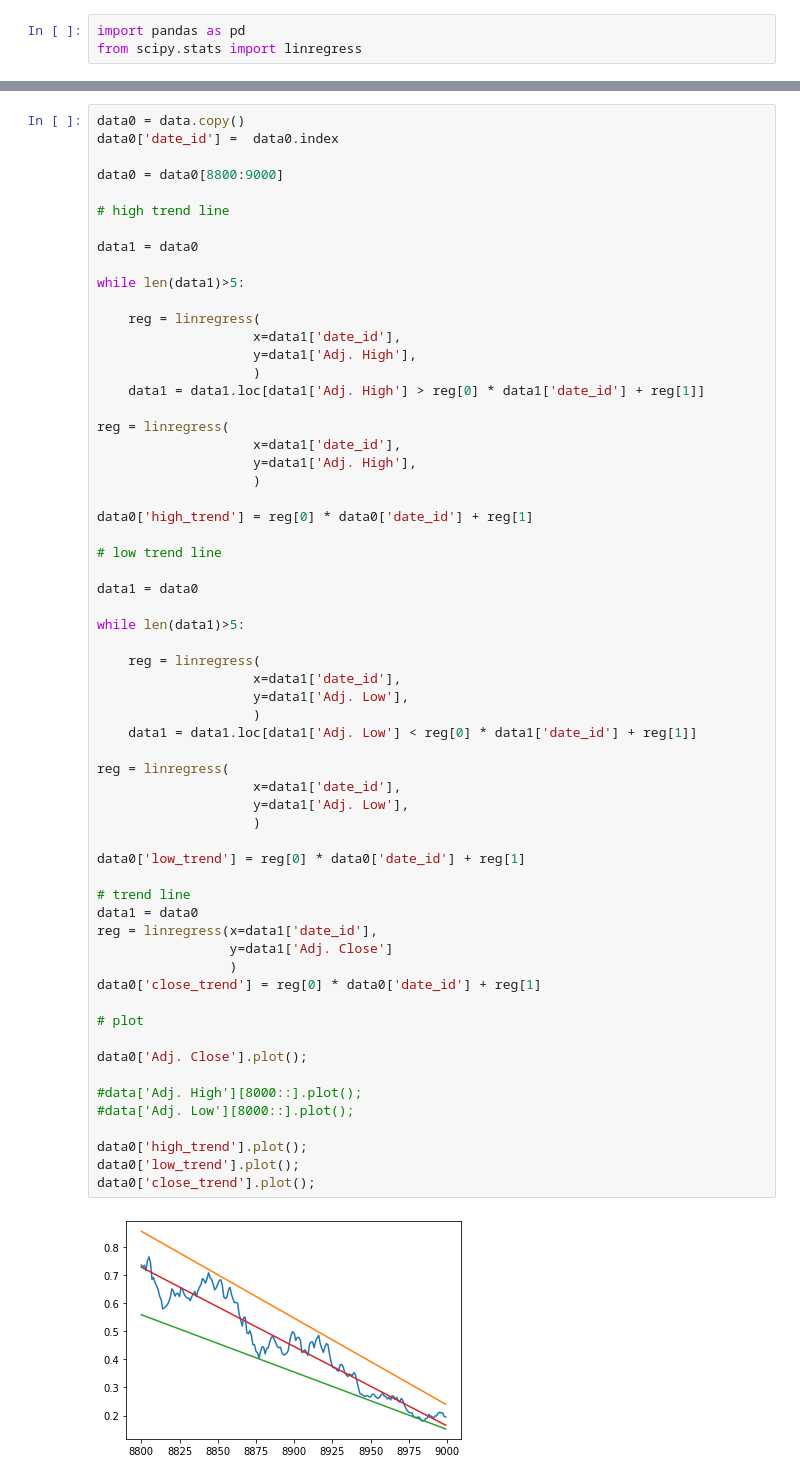
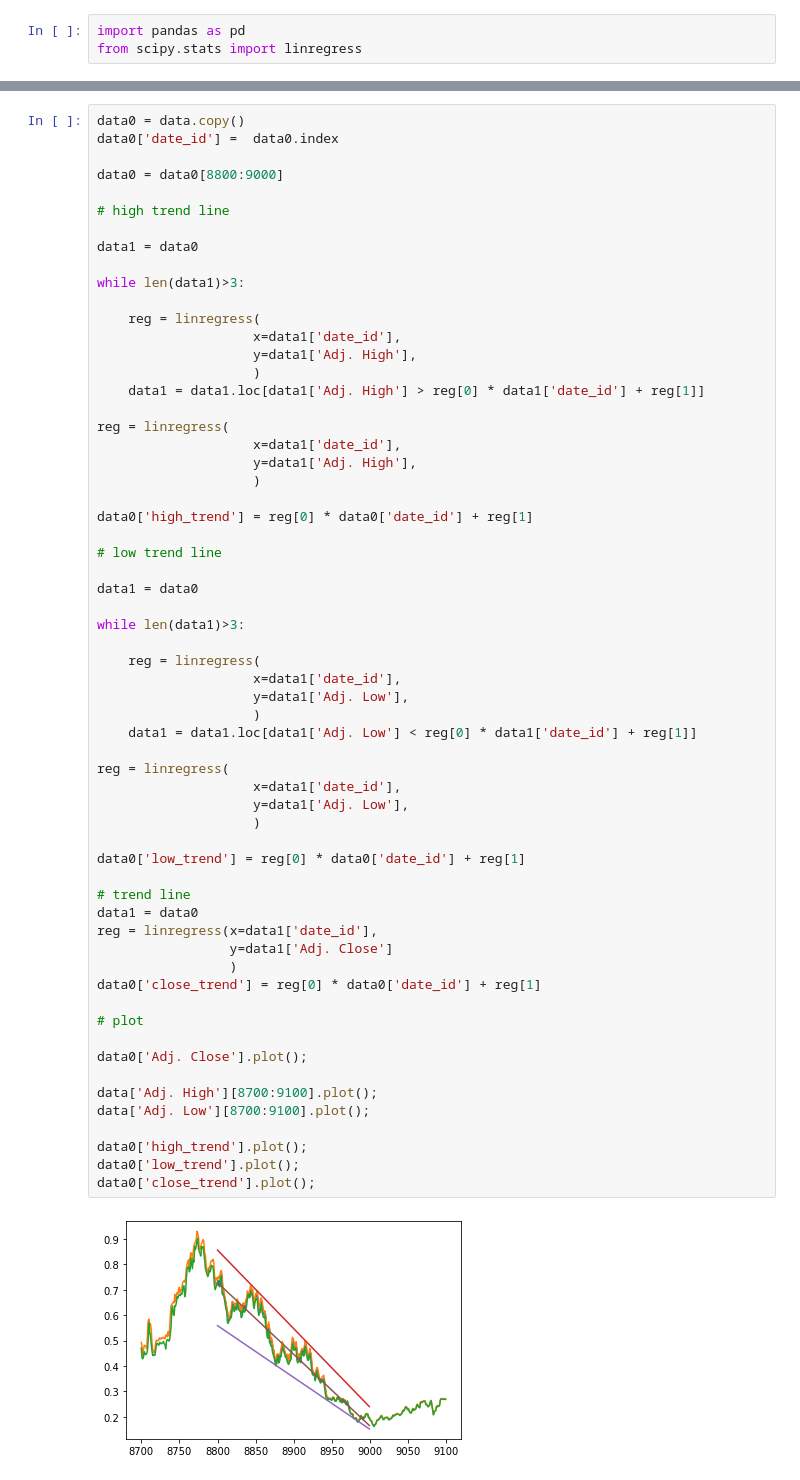
Before and after one commit to fiuzaaa/Analise--mercado, a Jupyter notebook: TrendLine.ipynb, the cells around one changed output, grey strips where cells are left out. Cells and saved outputs as stored; diff of their text form.

```diff
--- a/TrendLine.ipynb
+++ b/TrendLine.ipynb
@@ -40,7 +45,7 @@ data0 = data0[8800:9000]
 
 data1 = data0
 
-while len(data1)>5:
+while len(data1)>3:
 
     reg = linregress(
                     x=data1['date_id'],
@@ -59,37 +64,37 @@ data0['high_trend'] = reg[0] * data0['date_id'] + reg[1]
 
 data1 = data0
 
-while len(data1)>5:
+while len(data1)>3:
 
     reg = linregress(
                     x=data1['date_id'],
                     y=data1['Adj. Low'],
                     )
     data1 = data1.loc[data1['Adj. Low'] < reg[0] * data1['date_id'] + reg[1]]
 
 reg = linregress(
                     x=data1['date_id'],
                     y=data1['Adj. Low'],
                     )
 
 data0['low_trend'] = reg[0] * data0['date_id'] + reg[1]
 
 # trend line
 data1 = data0
 reg = linregress(x=data1['date_id'],
                  y=data1['Adj. Close']
                  )
 data0['close_trend'] = reg[0] * data0['date_id'] + reg[1]
 
 # plot
 
 data0['Adj. Close'].plot();
 
-#data['Adj. High'][8000::].plot();
-#data['Adj. Low'][8000::].plot();
+data['Adj. High'][8700:9100].plot();
+data['Adj. Low'][8700:9100].plot();
 
 data0['high_trend'].plot();
 data0['low_trend'].plot();
 data0['close_trend'].plot();
 # %% [output]
-[figure, old version]
+[figure, new version]
```
Also changed, not shown: parts of 1 cell of this notebook.
